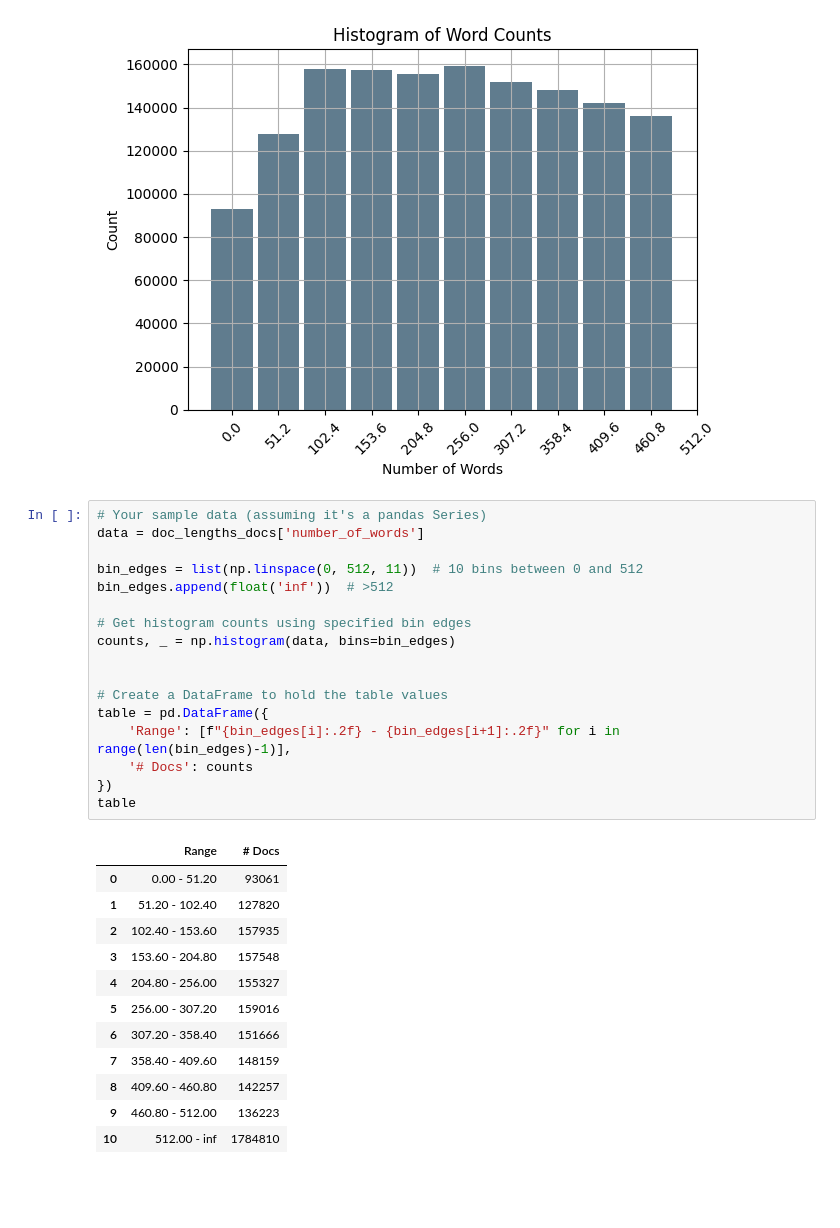
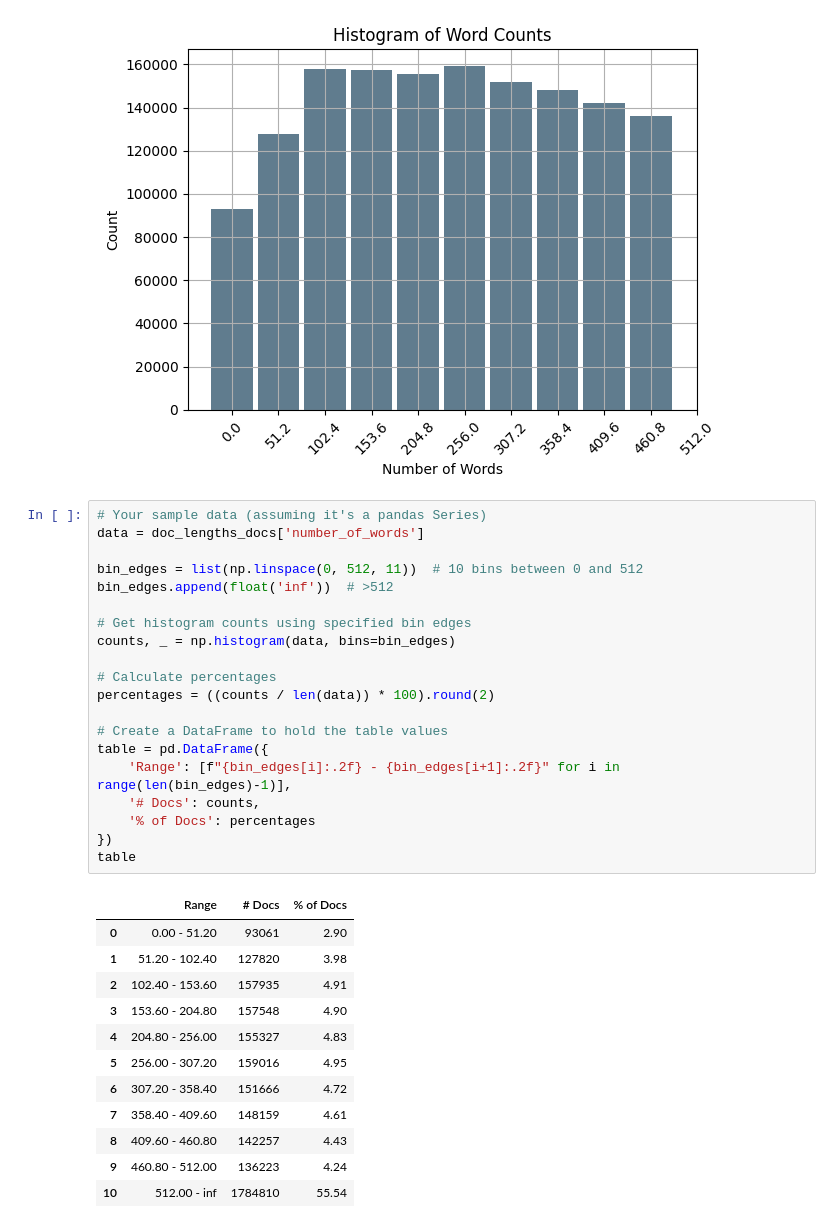
Before and after one commit to slawekgarcarz/ColBERT, a Jupyter notebook: src/utils/doc_lengths.ipynb, the cells around one changed output. Saved outputs shown, nothing was run; the diff lists cells and outputs as text; blank space fills up the shorter version.

```diff
--- a/src/utils/doc_lengths.ipynb
+++ b/src/utils/doc_lengths.ipynb
@@ -72,30 +129,33 @@ plt.show()
 # %%
 # Your sample data (assuming it's a pandas Series)
 data = doc_lengths_docs['number_of_words']
 
 bin_edges = list(np.linspace(0, 512, 11))  # 10 bins between 0 and 512
 bin_edges.append(float('inf'))  # >512
 
 # Get histogram counts using specified bin edges
 counts, _ = np.histogram(data, bins=bin_edges)
 
+# Calculate percentages
+percentages = ((counts / len(data)) * 100).round(2)
 
 # Create a DataFrame to hold the table values
 table = pd.DataFrame({
     'Range': [f"{bin_edges[i]:.2f} - {bin_edges[i+1]:.2f}" for i in range(len(bin_edges)-1)],
-    '# Docs': counts
+    '# Docs': counts,
+    '% of Docs': percentages
 })
 table
 # %% [output]
-|  | Range | # Docs |
-| 0 | 0.00 - 51.20 | 93061 |
-| 1 | 51.20 - 102.40 | 127820 |
-| 2 | 102.40 - 153.60 | 157935 |
-| 3 | 153.60 - 204.80 | 157548 |
-| 4 | 204.80 - 256.00 | 155327 |
-| 5 | 256.00 - 307.20 | 159016 |
-| 6 | 307.20 - 358.40 | 151666 |
-| 7 | 358.40 - 409.60 | 148159 |
-| 8 | 409.60 - 460.80 | 142257 |
-| 9 | 460.80 - 512.00 | 136223 |
-| 10 | 512.00 - inf | 1784810 |
+|  | Range | # Docs | % of Docs |
+| 0 | 0.00 - 51.20 | 93061 | 2.90 |
+| 1 | 51.20 - 102.40 | 127820 | 3.98 |
+| 2 | 102.40 - 153.60 | 157935 | 4.91 |
+| 3 | 153.60 - 204.80 | 157548 | 4.90 |
+| 4 | 204.80 - 256.00 | 155327 | 4.83 |
+| 5 | 256.00 - 307.20 | 159016 | 4.95 |
+| 6 | 307.20 - 358.40 | 151666 | 4.72 |
+| 7 | 358.40 - 409.60 | 148159 | 4.61 |
+| 8 | 409.60 - 460.80 | 142257 | 4.43 |
+| 9 | 460.80 - 512.00 | 136223 | 4.24 |
+| 10 | 512.00 - inf | 1784810 | 55.54 |
```
Also changed, not shown: parts of 24 cells of this notebook, 22 other files.
